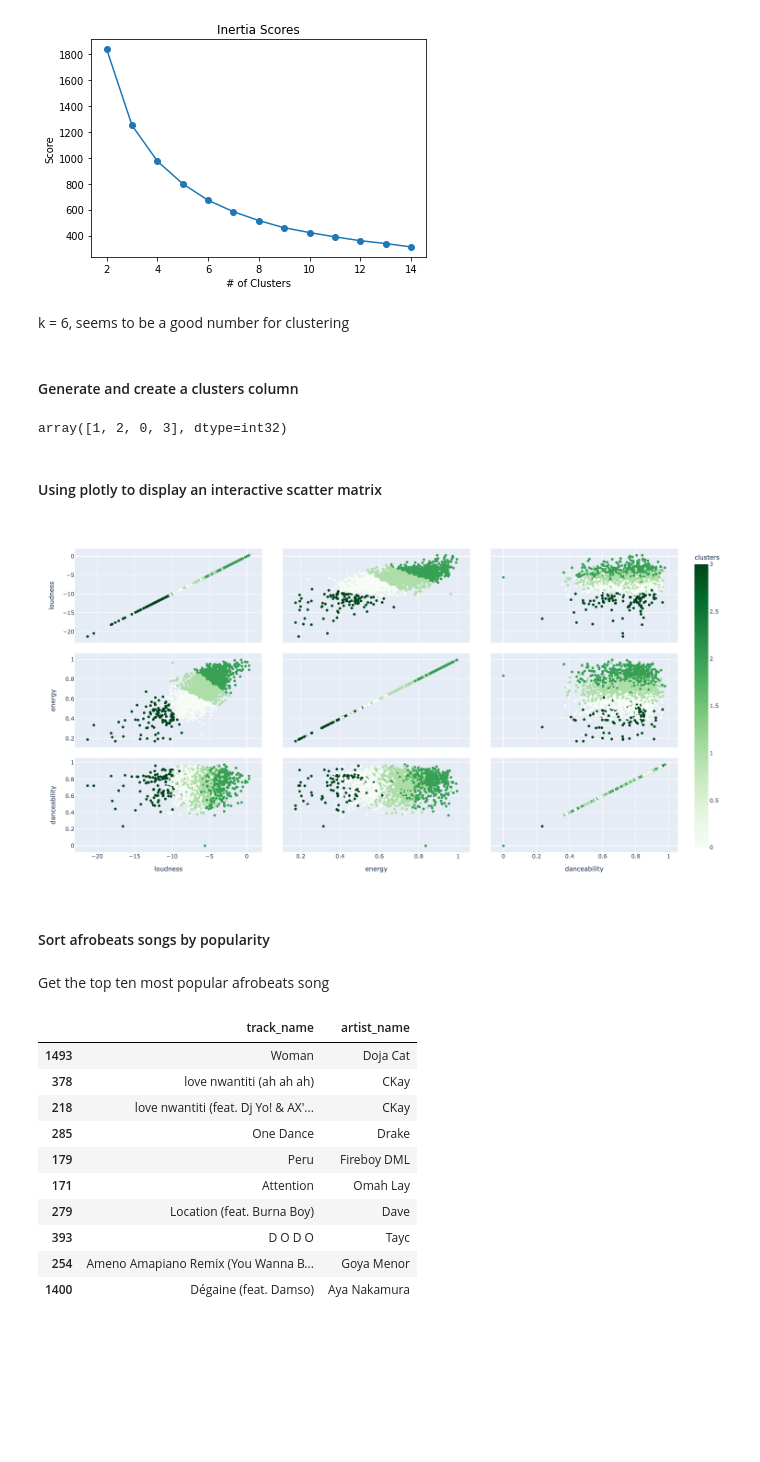
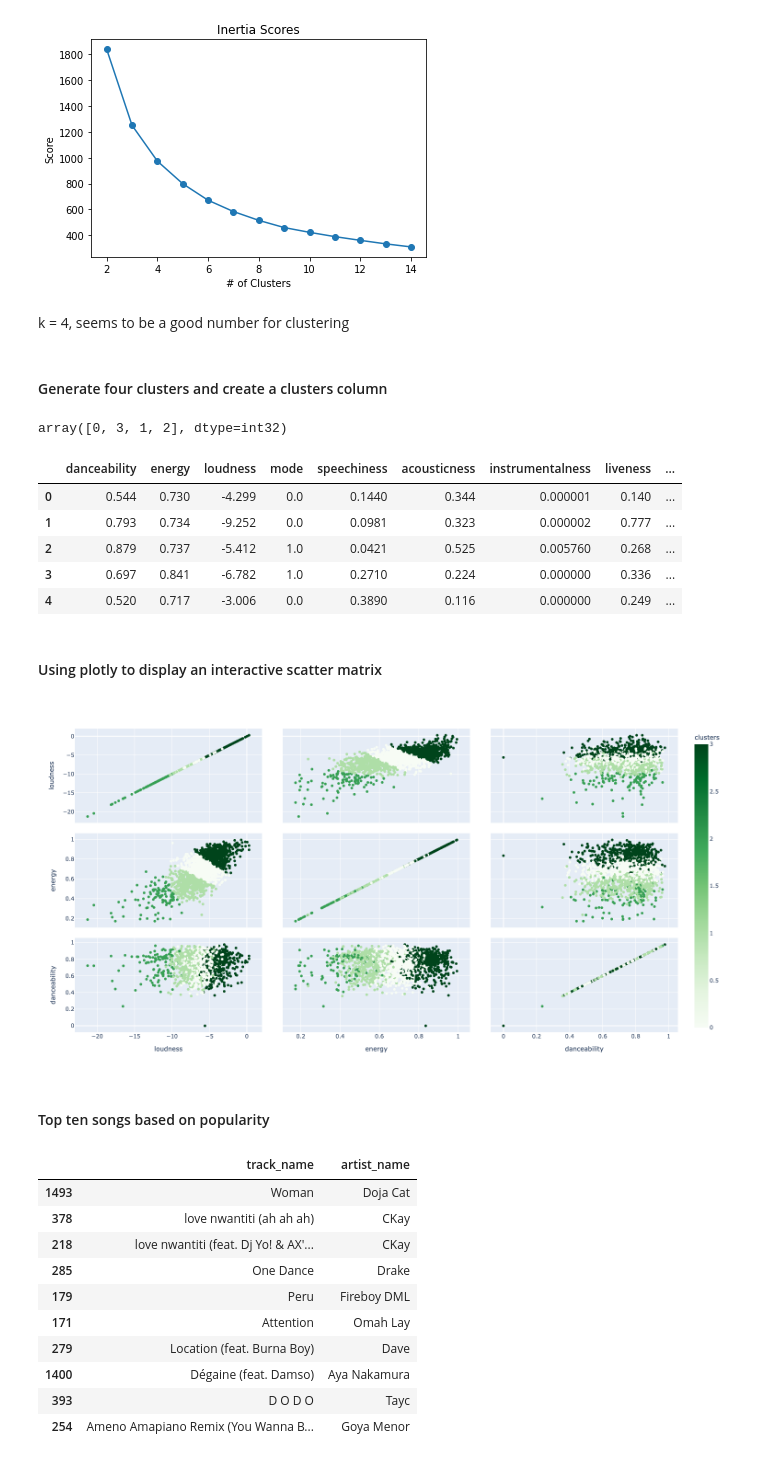
Before and after one commit to CaptCardoso/Afrobeats-Recommender-System, a Jupyter notebook: notebooks/02 EDA.ipynb, the cells around one changed output. Cells and saved outputs as stored; diff of their text form; code cells hidden in the pictures; blank space fills up the shorter version.

```diff
--- a/notebooks/02 EDA.ipynb
+++ b/notebooks/02 EDA.ipynb
@@ -33,0 +40,2 @@ afrobeats.head(2)
+# %%
+afrobeats.drop(index=311, inplace=True)
@@ -125,15 +141,24 @@ plt.title('Inertia Scores');
 # %% [output]
 [figure]
 # %% [markdown]
-k = 6, seems to be a good number for clustering
+k = 4, seems to be a good number for clustering
 # %% [markdown]
-#### Generate and create a clusters column
+#### Generate four clusters and create a clusters column
 # %%
 df['clusters'] = cluster_plots(df[['loudness','energy']],4)
 # %%
 df['clusters'].unique()
 # %% [output]
-array([1, 2, 0, 3], dtype=int32)
+array([0, 3, 1, 2], dtype=int32)
+# %%
+df.head()
+# %% [output]
+|  | danceability | energy | loudness | mode | speechiness | acousticness | instrumentalness | liveness | ... |
+| 0 | 0.544 | 0.730 | -4.299 | 0.0 | 0.1440 | 0.344 | 0.000001 | 0.140 | ... |
+| 1 | 0.793 | 0.734 | -9.252 | 0.0 | 0.0981 | 0.323 | 0.000002 | 0.777 | ... |
+| 2 | 0.879 | 0.737 | -5.412 | 1.0 | 0.0421 | 0.525 | 0.005760 | 0.268 | ... |
+| 3 | 0.697 | 0.841 | -6.782 | 1.0 | 0.2710 | 0.224 | 0.000000 | 0.336 | ... |
+| 4 | 0.520 | 0.717 | -3.006 | 0.0 | 0.3890 | 0.116 | 0.000000 | 0.249 | ... |
 # %% [markdown]
 #### Using plotly to display an interactive scatter matrix
 # %%
@@ -141,25 +166,23 @@ fig = px.scatter_matrix(df,
     dimensions=['loudness', 'energy', 'danceability'],color='clusters',color_continuous_scale='greens',hover_name='track_name', height=800)
 fig.show()
 # %% [output]
-[figure, old version]
+[figure, new version]
-# %% [markdown]
-#### Sort afrobeats songs by popularity
 # %% [markdown]
-Get the top ten most popular afrobeats song
+#### Top ten songs based on popularity
 # %%
-top_ten_songs = df.sort_values(by='track_pop',ascending=False).iloc[:10]
+top_ten_songs = afrobeats.sort_values(by='track_pop',ascending=False).iloc[:10]
 top_ten_songs[['track_name','artist_name']]
 # %% [output]
 |  | track_name | artist_name |
 | 1493 | Woman | Doja Cat |
 | 378 | love nwantiti (ah ah ah) | CKay |
 | 218 | love nwantiti (feat. Dj Yo! & AX'... | CKay |
 | 285 | One Dance | Drake |
 | 179 | Peru | Fireboy DML |
 | 171 | Attention | Omah Lay |
 | 279 | Location (feat. Burna Boy) | Dave |
+| 1400 | Dégaine (feat. Damso) | Aya Nakamura |
 | 393 | D O D O | Tayc |
 | 254 | Ameno Amapiano Remix (You Wanna B... | Goya Menor |
-| 1400 | Dégaine (feat. Damso) | Aya Nakamura |
 # %%
 top_ten_songs.set_index(['track_name'], inplace=True)
```
Also changed, not shown: parts of 52 cells of this notebook, 12 other files.
